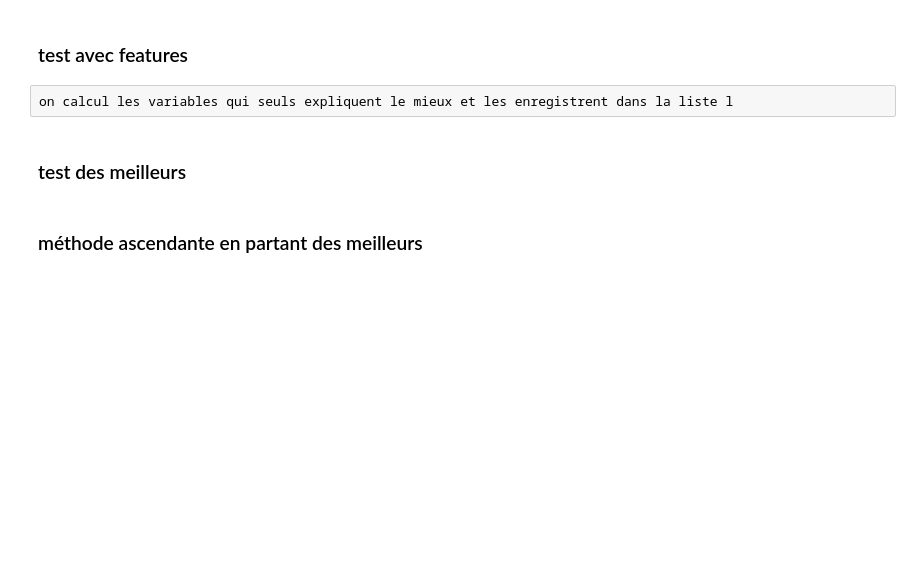
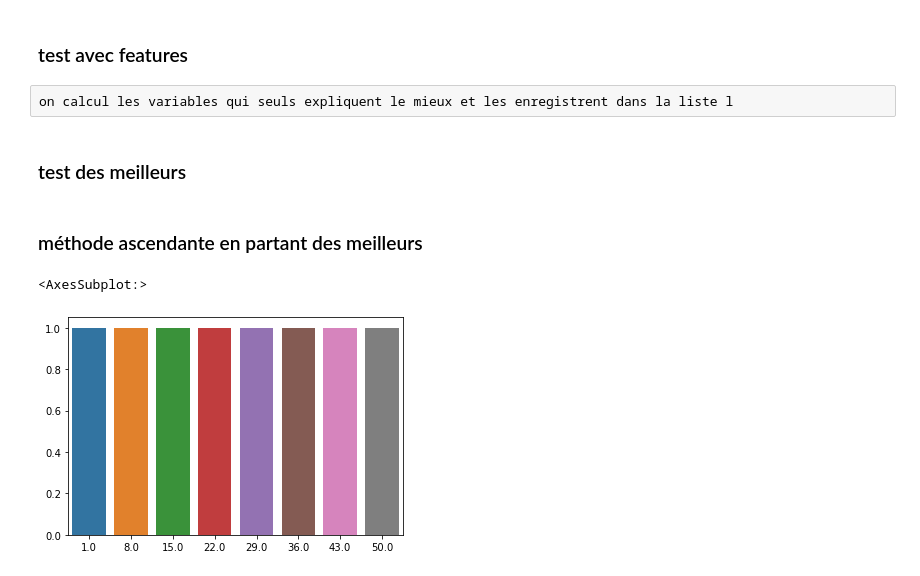
Before and after one commit to maylin007/PIP-G2, a Jupyter notebook: g2_Machine_Learning_KNN_Adrien.ipynb, the cells around one changed output. Drawn from its saved outputs; the diff is of its cells as text; code cells hidden in the pictures; blank space fills up the shorter version.

Commit message:
ajout des plots pour KNN

```diff
--- a/g2_Machine_Learning_KNN_Adrien.ipynb
+++ b/g2_Machine_Learning_KNN_Adrien.ipynb
@@ -17,7 +18,7 @@ import matplotlib.colors as colors
 # %%
 #data importation
-data = pd.read_csv(r"/home/sid2019-22/Téléchargements/Dataset_complete.csv")
-data = pd.read_csv(r"/home/sid2019-22/Téléchargements/positions.csv")
+data_1 = pd.read_csv(r"/home/sid2019-22/Téléchargements/Dataset_complete.csv")
+data_0 = pd.read_csv(r"/home/sid2019-22/Téléchargements/positions.csv")
 extract_orientation = data_0[['node_id','orientation']]
 extract_orientation.rename(columns={"node_id": "target"}, inplace=True)
 data = data_1.merge(extract_orientation,how='left', on = 'target')
@@ -212,3 +223,36 @@ for col in data_clear.drop(['seqnum', 'tof_skew', 'tof', 'nlos_indicator', 'skew
     prediction = knn.predict(x_test)
 
     print(knn.score(x_test,y_test),"juste après avoir rajouté la colonne",col)
+# %%
+train,test = train_test_split(data[["loc_initiator_x",'loc_initiator_y','nlos_indicator','t1','t2','t3','t4','skew','tof','tof_skew','seqnum','rssi_request','rssi_ack','rssi_data','rssi_mean']], test_size=0.3, train_size=0.7, shuffle=True)
+y_train = train[['loc_initiator_x']]
+x_train = train.drop(["loc_initiator_x",'loc_initiator_y'], axis=1, inplace=False)
+
+
+from sklearn.feature_selection import SequentialFeatureSelector
+knn = KNeighborsRegressor(n_neighbors = 6)
+seq = SequentialFeatureSelector(knn)
+seq.fit(x_train, y_train)
+# %%
+liste = []
+for i in np.linspace(1,50,8):
+    i = int(i)
+
+
+    train,test = train_test_split(data[["loc_initiator_x",'loc_initiator_y','nlos_indicator', 'skew', 'seqnum', 'rssi_ack', 'rssi_data', 'rssi_mean']], test_size=0.3, train_size=0.7, shuffle=True)
+    y_train = train[['loc_initiator_x']]
+    x_train = train.drop(["loc_initiator_x",'loc_initiator_y'], axis=1, inplace=False)
+
+    y_test = test[['loc_initiator_x']]
+    x_test = test.drop(["loc_initiator_x",'loc_initiator_y'], axis=1, inplace=False)
+    knn = KNeighborsRegressor(n_neighbors = i)
+    knn.fit(x_train,y_train)
+    prediction = knn.predict(x_test)
+    liste.append(knn.score(x_test,y_test))
+# %%
+X = np.linspace(1,50,8)
+
+sns.barplot(X,liste)
+# %% [output]
+<AxesSubplot:>
+[figure, added]
```
Also changed, not shown: parts of 6 cells of this notebook.
